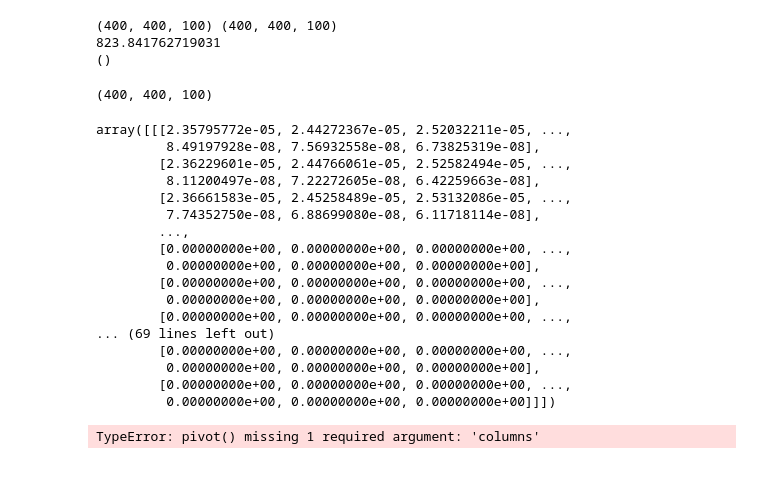
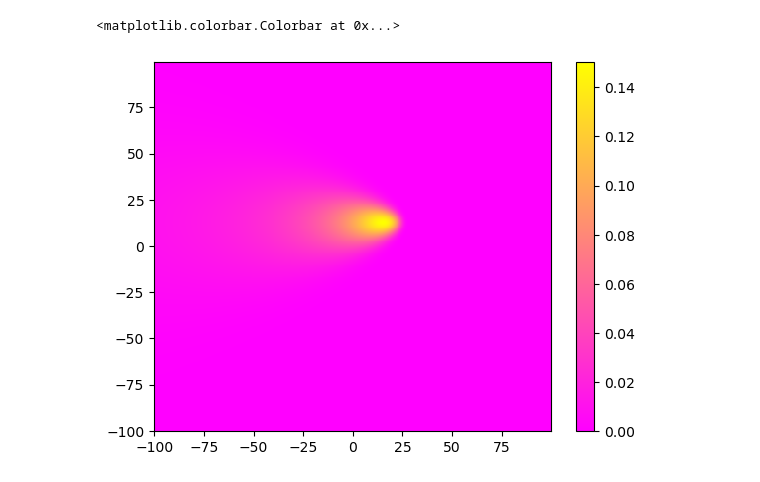
Before and after one commit to karina-regina/Expo7, a Jupyter notebook: PYTHON/Project 5 Atttempt 3.ipynb, the cells around one changed output. Drawn from its saved outputs; the diff is of its cells as text; code cells hidden in the pictures.

```diff
--- a/PYTHON/Project 5 Atttempt 3.ipynb
+++ b/PYTHON/Project 5 Atttempt 3.ipynb
@@ -32,6 +14,6 @@ print(g)
 # %%
 #INPUT
-stability = 1 #set from 1-6
+stability = 1#set from 1-6
 
 measured_x = 63
 measured_y = 38
@@ -40,7 +22,7 @@ measured_z = 0
 stack_x = 34
 stack_y = 13
 stack_height = 4
-emission_rate = 1
+emission_rate = 100
 windspeed=4.7
 wind_direction=90
 # %%
@@ -62,23 +44,12 @@ y_origin=Y-stack_y
 wind_xcomponent=windspeed*math.sin(math.radians(wind_direction-180))
 wind_ycomponent=windspeed*math.cos(math.radians(wind_direction-180))
 
-#print(wind_xcomponent, wind_ycomponent)
-
 dot_product=wind_xcomponent*x_origin+wind_ycomponent*y_origin
 magnitudes= windspeed*((x_origin**2)+(y_origin**2))**0.5
-print(np.shape(dot_product), np.shape(magnitudes))
-ix,iy,iz= np.where(magnitudes==0)
-magnitudes[ix,iy,iz]=math.pi/2
-print(magnitudes[0][0][0])
-subtended=np.arccos(dot_product/magnitudes)
+subtended=np.arccos(dot_product/(magnitudes+1e-5))
 hypotenuse=((x_origin**2)+(y_origin**2))**0.5
 downwind=np.cos(subtended)*hypotenuse
 downwindimag=np.vectorize(complex)(downwind.real, downwind.imag)
-print(())
-# %% [output]
-(400, 400, 100) (400, 400, 100)
-823.841762719031
-()
 # %%
 #PASQUILL CONSTANTS & SIGMA CALCULATION
 
@@ -94,7 +65,7 @@ P_b=stability_class[stability][1]
 P_c=stability_class[stability][2]
 P_d=stability_class[stability][3]
 
-sig_z = P_a*(abs((X/1000))**P_b)
+sig_z = P_a*(abs((downwind/1000))**P_b)
 sig_z[sig_z > 5000] = 5000
 theta=0.017453293*(P_c-P_d*np.log((downwindimag/1000)))
 sig_y=(465.11628*downwind/1000)*np.tan(theta)
@@ -103,40 +74,18 @@ sig_y=(465.11628*downwind/1000)*np.tan(theta)
 
 crosswind=np.sin(subtended)*hypotenuse
 indix,indiy,indiz=np.where((downwind > 0))
-#print(len(indix),indiy,indiz)
-print(np.shape(X))
-#indix][indiy[indiz]=np.where((Z==0) & (downwind > 0))
-#print(np.shape(indix),np.shape(indiy),np.shape(indiz),np.shape(np.where(downwind > 0)))
 Concentration= np.zeros(np.shape(downwind))
-Concentration[indix,indiy,indiz] =(emission_rate/(2*math.pi*windspeed*sig_y[indix,indiy,indiz]*sig_z[indix,indiy,indiz])*math.e**(-crosswind[indix,indiy,indiz]*2/(2*sig_y[indix,indiy,indiz]*2))* (math.e**(-(Z[indix,indiy,indiz]-stack_height)**2/(2*sig_z[indix,indiy,indiz]*2))+ math.e**(-(Z[indix,indiy,indiz]-stack_height)**2/(2*sig_z[indix,indiy,indiz]**2))))
-(Concentration)
-#Concentration[indix][indiy][indiz] =np.real(emission_rate/(2*math.pi*windspeed*sig_y[indix][indiy][indiz]*sig_z[indix][indiy][indiz])*math.e**(-crosswind[indix][indiy][indiz]*2/(2*sig_y[indix][indiy][indiz]*2))* (math.e**(-(Z[indix][indiy][indiz]-stack_height)**2/(2*sig_z[indix][indiy][indiz]*2))+ math.e**(-(Z[indix][indiy][indiz]-stack_height)**2/(2*sig_z[indix][indiy][indiz]**2))))
-#Concentration =emission_rate/(2*math.pi*windspeed*sig_y[indices]*sig_z[indices])*math.e**(-crosswind[indices]**2/(2*sig_y[indices]**2))* (math.e**(-(-stack_height)**2/(2*sig_z[indices]**2))+ math.e**(-(stack_height)**2/(2*sig_z[indices]**2)) )
-#Concentration=np.real(Concentration)
+Concentration[indix,indiy,indiz] =((emission_rate/(2*math.pi*windspeed*sig_y[indix,indiy,indiz]*sig_z[indix,indiy,indiz]))*(math.e**(-crosswind[indix,indiy,indiz]**2/(2*sig_y[indix,indiy,indiz]**2))* (math.e**(-(Z[indix,indiy,indiz]-stack_height)**2/(2*sig_z[indix,indiy,indiz]**2))+ math.e**(-(Z[indix,indiy,indiz]+stack_height)**2/(2*sig_z[indix,indiy,indiz]**2)))))
+
 #print(Concentration,np.shape(Concentration),len(x_range)*len(y_range))
 #maybe way to calculate area of plume over whole facility
-# %% [output]
-(400, 400, 100)
-array([[[2.35795772e-05, 2.44272367e-05, 2.52032211e-05, ...,
-         8.49197928e-08, 7.56932558e-08, 6.73825319e-08],
-        [2.36229601e-05, 2.44766061e-05, 2.52582494e-05, ...,
-         8.11200497e-08, 7.22272605e-08, 6.42259663e-08],
-        [2.36661583e-05, 2.45258489e-05, 2.53132086e-05, ...,
-         7.74352750e-08, 6.88699080e-08, 6.11718114e-08],
-        ...,
-        [0.00000000e+00, 0.00000000e+00, 0.00000000e+00, ...,
-         0.00000000e+00, 0.00000000e+00, 0.00000000e+00],
-        [0.00000000e+00, 0.00000000e+00, 0.00000000e+00, ...,
-         0.00000000e+00, 0.00000000e+00, 0.00000000e+00],
-        [0.00000000e+00, 0.00000000e+00, 0.00000000e+00, ...,
-... (69 lines left out)
-        [0.00000000e+00, 0.00000000e+00, 0.00000000e+00, ...,
-         0.00000000e+00, 0.00000000e+00, 0.00000000e+00],
-        [0.00000000e+00, 0.00000000e+00, 0.00000000e+00, ...,
-         0.00000000e+00, 0.00000000e+00, 0.00000000e+00]]])
 # %%
 #PLOTTING IN 2D
-Concentration2D=Concentration[:, :, 0]
-plt.pcolormesh(x_range,y_range,Concentration2D)
+
+Concentration2D=(Concentration[:,:, 0])
+plt.figure()
+pcm = plt.pcolor(x_range, y_range, Concentration2D[:,:], shading=None, cmap='spring')
+plt.colorbar()
 # %% [output]
-TypeError: pivot() missing 1 required argument: 'columns'
+<matplotlib.colorbar.Colorbar at 0x...>
+[figure, added]
```
Also changed, not shown: parts of 3 cells of this notebook.
